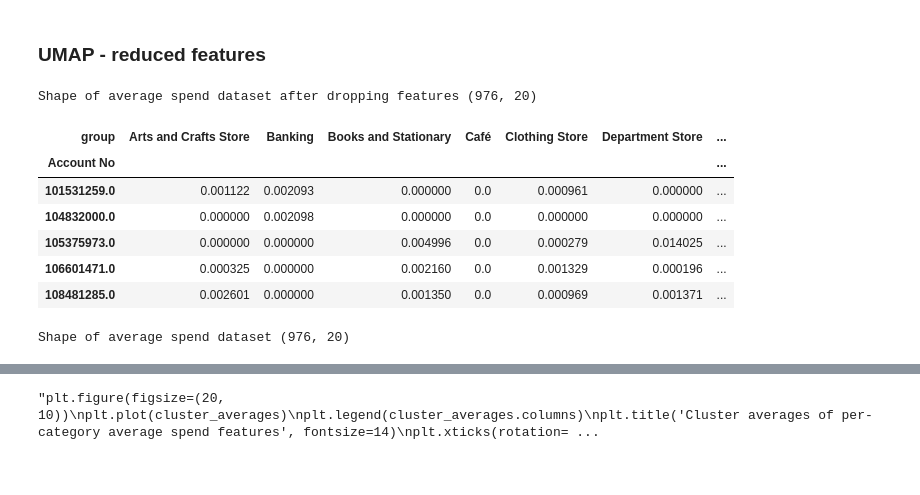
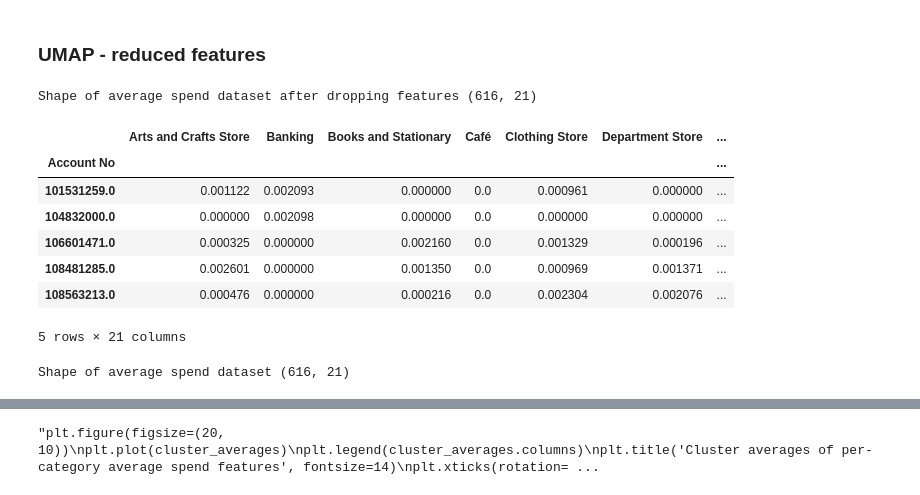
Before and after one commit to UoB-DSMP-2023-24/dsmp-2024-group-38, a Jupyter notebook: UMAP_HDBSCAN_clustering_dataset2.ipynb, the cells around one changed output, grey strips where cells are left out. Cells and saved outputs as stored; diff of their text form; code cells hidden in the pictures.

```diff
--- a/UMAP_HDBSCAN_clustering_dataset2.ipynb
+++ b/UMAP_HDBSCAN_clustering_dataset2.ipynb
@@ -37,7 +37,7 @@ bank.head()
 # %%
 # pivot table to get sum of transactions for each Account No
 
-bank_pivot = bank.pivot_table(
+bank_pivot = bank_merchant.pivot_table(
     index='Account No',
     columns= 'group',
     values='Amount',
@@ -124,0 +104,21 @@ plt.title('UMAP projection of the Bank dataset', fontsize=24);
+# %%
+# Just get positive transactions into the balance
+print('Number of unique accounts in original bank: ', len(bank['Account No'].unique()))
+bank_amount_incomings = bank[bank['Amount'] > 0]
+
+# remove rows with non-null values in 'Third Party Name' - i.e. merchant transactions
+bank_amount_incomings = bank_amount_incomings[bank_amount_incomings['Third Party Name'].notnull()]
+
+#check if there are any null values in the dataset
+bank_amount_incomings.isnull().sum()
+
+# print number of unique accounts
+print('Number of unique accounts after filtering for incomings only: ', len(bank_amount_incomings['Account No'].unique()))
+
+bank_amount_incomings.head(10)
+
+
+# get account numbers who don't have any positive transactions from a Third Party Name merchant
+accounts_no_incomings = bank[~bank['Account No'].isin(bank_amount_incomings['Account No'])]
+
+print(f'No of accounts with no incoming transactions: {len(accounts_no_incomings["Account No"].unique())}')
@@ -124,0 +129,14 @@ plt.title('UMAP projection of the Bank dataset', fontsize=24);
+# %%
+# drop transactions in december
+bank_amount_incomings['Date'] = pd.to_datetime(bank_amount_incomings['Date'])
+bank_amount_incomings_without_dec = bank_amount_incomings[~bank_amount_incomings['Date'].dt.month.isin([12])]
+
+# group by Account No and sum the 'Amount' for each account but normalise dividing by number of transactions for each account
+income_per_account = bank_amount_incomings_without_dec.groupby('Account No')['Amount'].sum()
+
+# calculate the annual income for each account
+incomes=(income_per_account/11)*12 # multiply by 12 to get annual income
+
+# kde plot of annual incomes
+plt.figure(figsize=(10, 5))
+sns.kdeplot(incomes, shade=True)
@@ -125,23 +150,29 @@ plt.title('UMAP projection of the Bank dataset', fontsize=24);
+# %%
+# Join the two datasets on 'Account No'
+bank_pivot_norm_income = pd.merge(bank_pivot_norm, incomes, on='Account No')
+
+# normalise income feature as a
 # %% [markdown]
 ### UMAP - reduced features
 # %%
 
 # drop features where more than 50% of the values are 0
-bank_pivot_norm_dropped = bank_pivot_norm.loc[:, (bank_pivot_norm != 0).mean() > .2]
+bank_pivot_norm_dropped = bank_pivot_norm_income.loc[:, (bank_pivot_norm_income != 0).mean() > .2]
 
 
 print(f'Shape of average spend dataset after dropping features',bank_pivot_norm_dropped.shape)
 
 bank_pivot_norm_dropped.head()
 # %% [output]
-Shape of average spend dataset after dropping features (976, 20)
+Shape of average spend dataset after dropping features (616, 21)
-| group | Arts and Crafts Store | Banking | Books and Stationary | Café | Clothing Store | Department Store | ... |
+|  | Arts and Crafts Store | Banking | Books and Stationary | Café | Clothing Store | Department Store | ... |
 | Account No |  |  |  |  |  |  | ... |
 | 101531259.0 | 0.001122 | 0.002093 | 0.000000 | 0.0 | 0.000961 | 0.000000 | ... |
 | 104832000.0 | 0.000000 | 0.002098 | 0.000000 | 0.0 | 0.000000 | 0.000000 | ... |
-| 105375973.0 | 0.000000 | 0.000000 | 0.004996 | 0.0 | 0.000279 | 0.014025 | ... |
 | 106601471.0 | 0.000325 | 0.000000 | 0.002160 | 0.0 | 0.001329 | 0.000196 | ... |
 | 108481285.0 | 0.002601 | 0.000000 | 0.001350 | 0.0 | 0.000969 | 0.001371 | ... |
+| 108563213.0 | 0.000476 | 0.000000 | 0.000216 | 0.0 | 0.002304 | 0.002076 | ... |
+5 rows × 21 columns
 # %%
 np.random.seed(120)
 
@@ -151,13 +182,13 @@ print(f'Shape of average spend dataset',bank_umap_2.shape)
 
 # apply UMAP
 umap_reducer = umap.UMAP(
-    n_neighbors=10, #400
-    min_dist=0.05, # 0.05
+    n_neighbors=15, #400
+    min_dist=0.4, # 0.05
     metric = 'euclidean'
 )
-embedding = umap_reducer.fit_transform(bank_umap)
+embedding = umap_reducer.fit_transform(bank_umap_2)
 # %% [output]
-Shape of average spend dataset (976, 20)
+Shape of average spend dataset (616, 21)
 # %%
 # plot UMAP embedding
 plt.figure(figsize=(8, 8))
```
Also changed, not shown: parts of 13 cells of this notebook.
